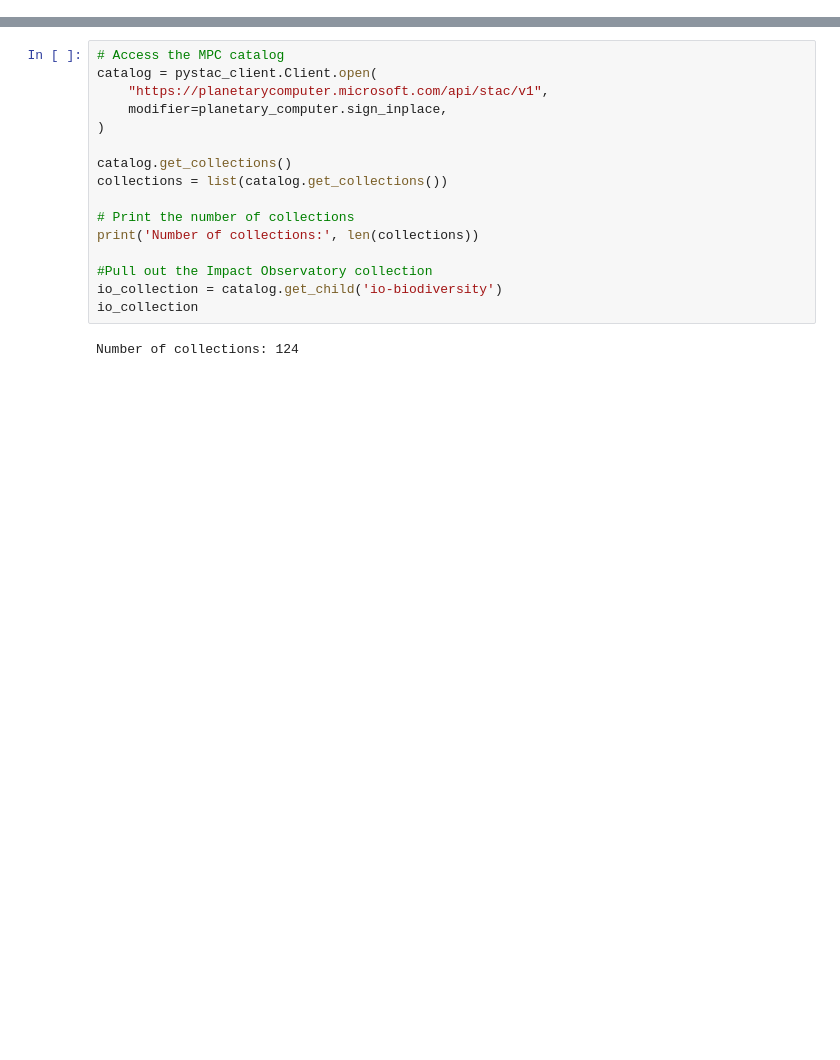
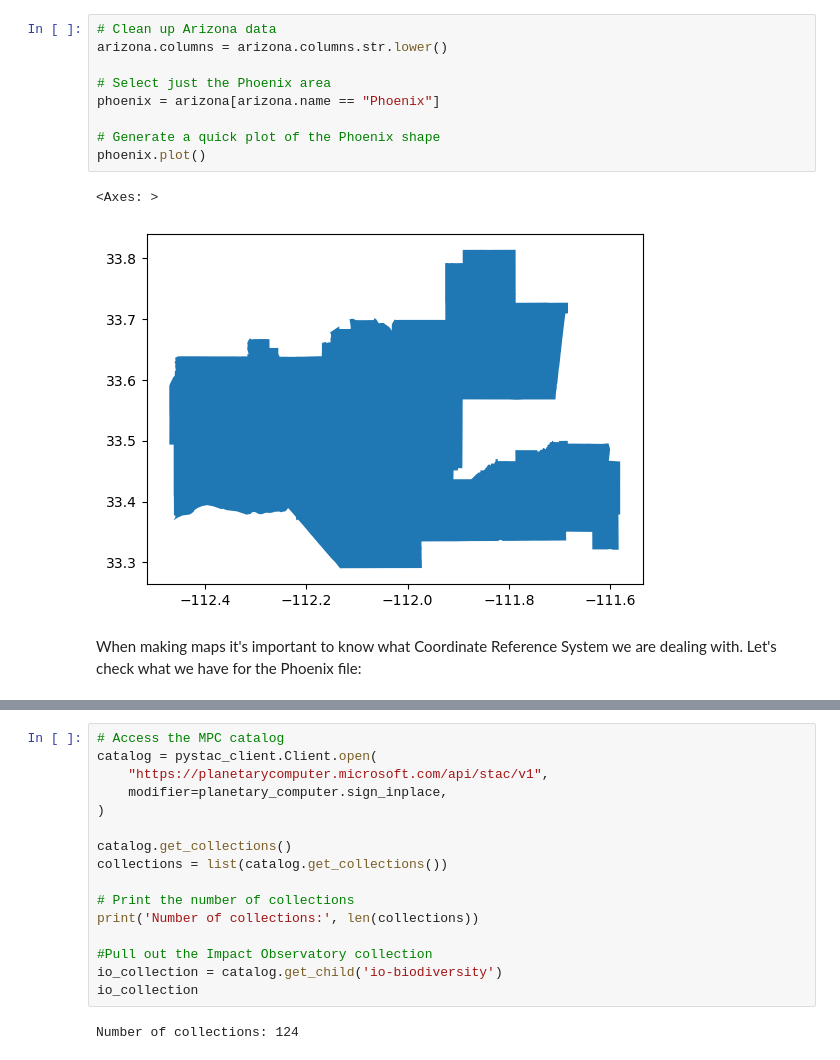
Before and after one commit to jorb1/BII_analysis_phoenix, a Jupyter notebook: BII_analysis.ipynb, the cells around one changed output, grey strips where cells are left out. Cells and saved outputs as stored; diff of their text form; blank space fills up the shorter version.

```diff
--- a/BII_analysis.ipynb
+++ b/BII_analysis.ipynb
@@ -47,0 +58,14 @@ arizona = gpd.read_file('data/tl_2022_04_cousub.shp')
+# %%
+# Clean up Arizona data
+arizona.columns = arizona.columns.str.lower()
+
+# Select just the Phoenix area
+phoenix = arizona[arizona.name == "Phoenix"]
+
+# Generate a quick plot of the Phoenix shape
+phoenix.plot()
+# %% [output]
+<Axes: >
+[figure, added]
+# %% [markdown]
+When making maps it's important to know what Coordinate Reference System we are dealing with. Let's check what we have for the Phoenix file:
```
Also changed, not shown: parts of 28 cells of this notebook.
